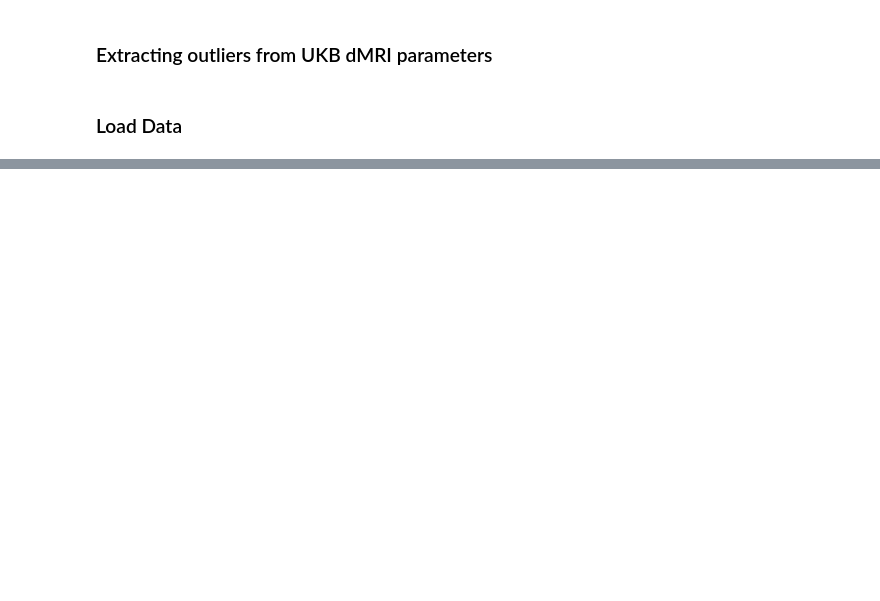
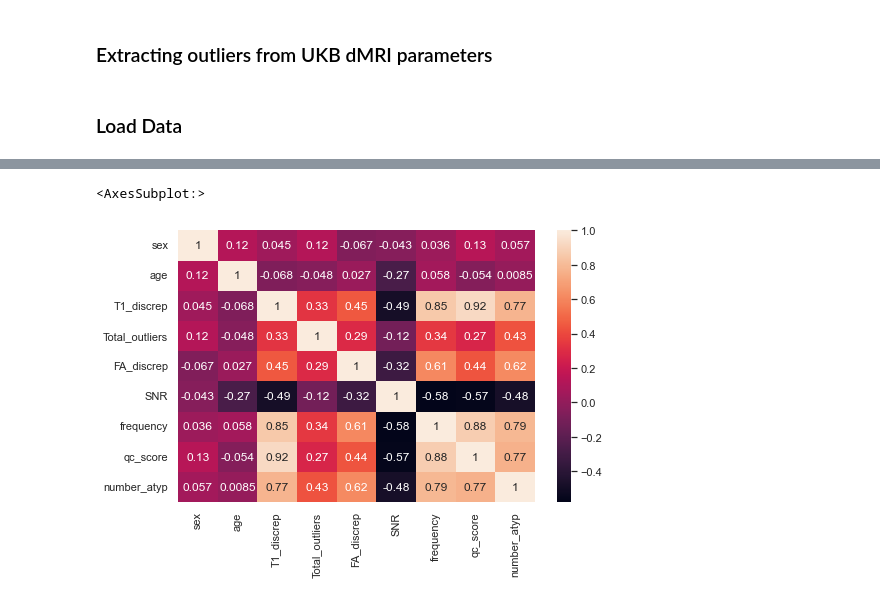
Before and after one commit to ramonacirstian/Diffusion, a Jupyter notebook: nm_outliers.ipynb, the cells around one changed output, grey strips where cells are left out. Drawn from its saved outputs; the diff is of its cells as text; code cells hidden in the pictures; blank space fills up the shorter version.

```diff
--- a/nm_outliers.ipynb
+++ b/nm_outliers.ipynb
@@ -53,0 +301,15 @@ plt.show()
+# %%
+outlier_data['SNR'] = outlier_data['SNR'].astype(float)
+outlier_data['FA_discrep'] = outlier_data['FA_discrep'].astype(float)
+
+outlier_data.loc[outlier_data['T1_discrep']>=data_qc['T1_discrep'].mean(axis=0)+2*np.std(data_qc['T1_discrep']), 'T1_discrep_outlier'] = 1
+outlier_data.loc[outlier_data['T1_discrep']<data_qc['T1_discrep'].mean(axis=0)+2*np.std(data_qc['T1_discrep']), 'T1_discrep_outlier'] = 0
+
+outlier_data.loc[outlier_data['SNR']>=data_qc['SNR'].mean(axis=0)+2*np.std(data_qc['SNR']), 'SNR_outlier'] = 1
+outlier_data.loc[outlier_data['SNR']<data_qc['SNR'].mean(axis=0)+2*np.std(data_qc['SNR']), 'SNR_outlier'] = 0
+
+outlier_data.loc[outlier_data['Total_outliers']>=data_qc['No_outliers_corrected'].mean(axis=0)+2*np.std(data_qc['No_outliers_corrected']), 'Total_outliers_outlier'] = 1
+outlier_data.loc[outlier_data['Total_outliers']<data_qc['No_outliers_corrected'].mean(axis=0)+2*np.std(data_qc['No_outliers_corrected']), 'Total_outliers_outlier'] = 0
+
+outlier_data.loc[outlier_data['FA_discrep']>=data_qc['FA_qc'].mean(axis=0)+2*np.std(data_qc['FA_qc']), 'FA_discrep_outlier'] = 1
+outlier_data.loc[outlier_data['FA_discrep']<data_qc['FA_qc'].mean(axis=0)+2*np.std(data_qc['FA_qc']), 'FA_discrep_outlier'] = 0
@@ -74,0 +357,5 @@ plt.show()
+# %%
+save_path = '/home/preclineu/ramcir/Desktop/Diffusion/diffusion_nm/qcscoresoutlers.csv'
+outliers_qcscores = pd.read_csv(save_path)
+outlier_data = outlier_data.join(outliers_qcscores.set_index(outlier_data.index), on='eid',how='left')
+outlier_data['number_atyp'] = outlier_data[["T1_discrep_outlier", "SNR_outlier", "Total_outliers_outlier", "FA_discrep_outlier"]].sum(axis=1)
@@ -74,0 +379,14 @@ plt.show()
+# %%
+# Normalize data
+outlier_norm = outlier_data.copy()
+outlier_norm = (outlier_norm - outlier_norm.min()) / (outlier_norm.max() - outlier_norm.min())
+# Remove uninteresting columns
+outlier_norm = outlier_norm.drop(['T1_discrep_outlier', 'SNR_outlier', 'FA_discrep_outlier', 'Total_outliers_outlier'], axis=1)
+# %%
+# Apply correlation and visualize
+corr_matrix = outlier_norm.corr()
+sns.set(rc = {'figure.figsize':(8,5)})
+sns.heatmap(corr_matrix, annot=True)
+# %% [output]
+<AxesSubplot:>
+[figure, added]
```
Also changed, not shown: parts of 49 cells of this notebook.
